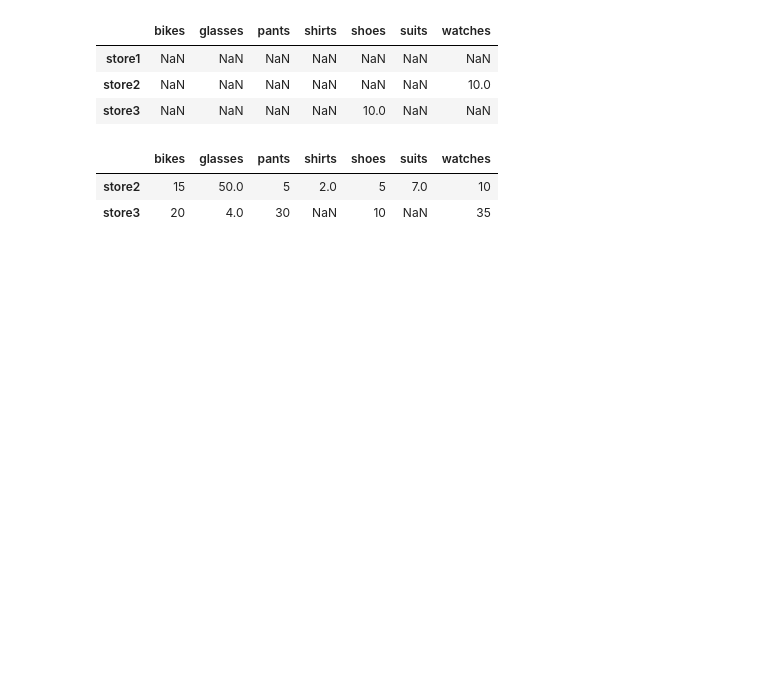
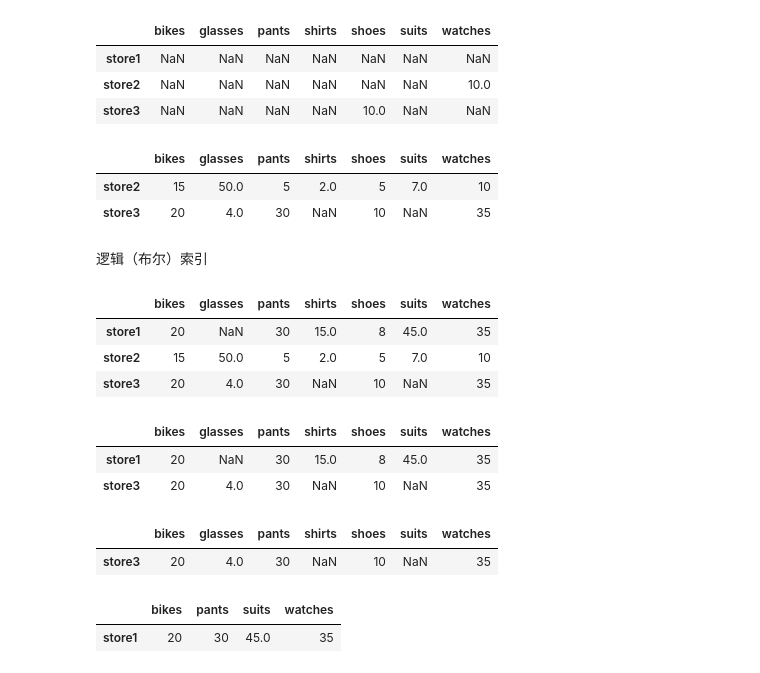
Before and after one commit to lssxfy123/PythonStudy, a Jupyter notebook: udacity_test/numpy_test/pandas_test5.ipynb, the cells around one changed output. Cells and saved outputs as stored; diff of their text form; code cells hidden in the pictures; blank space fills up the shorter version.

```diff
--- a/udacity_test/numpy_test/pandas_test5.ipynb
+++ b/udacity_test/numpy_test/pandas_test5.ipynb
@@ -182,3 +190,30 @@ store_items[(store_items == 10).any(axis=1)]
 |  | bikes | glasses | pants | shirts | shoes | suits | watches |
 | store2 | 15 | 50.0 | 5 | 2.0 | 5 | 7.0 | 10 |
 | store3 | 20 | 4.0 | 30 | NaN | 10 | NaN | 35 |
+# %% [markdown]
+逻辑（布尔）索引
+# %%
+store_items
+# %% [output]
+|  | bikes | glasses | pants | shirts | shoes | suits | watches |
+| store1 | 20 | NaN | 30 | 15.0 | 8 | 45.0 | 35 |
+| store2 | 15 | 50.0 | 5 | 2.0 | 5 | 7.0 | 10 |
+| store3 | 20 | 4.0 | 30 | NaN | 10 | NaN | 35 |
+# %%
+## 'pants'大于5的所有行
+store_items[store_items['pants'] > 5]
+# %% [output]
+|  | bikes | glasses | pants | shirts | shoes | suits | watches |
+| store1 | 20 | NaN | 30 | 15.0 | 8 | 45.0 | 35 |
+| store3 | 20 | 4.0 | 30 | NaN | 10 | NaN | 35 |
+# %%
+store_items[(store_items['pants'] > 5) & (store_items['glasses'] > 3)]
+# %% [output]
+|  | bikes | glasses | pants | shirts | shoes | suits | watches |
+| store3 | 20 | 4.0 | 30 | NaN | 10 | NaN | 35 |
+# %%
+## 第1行所有大于15的列
+store_items.loc[['store1'], (store_items.loc['store1'] > 15)]
+# %% [output]
+|  | bikes | pants | suits | watches |
+| store1 | 20 | 30 | 45.0 | 35 |
```
Also changed, not shown: parts of 1 cell of this notebook, 4 other files.
